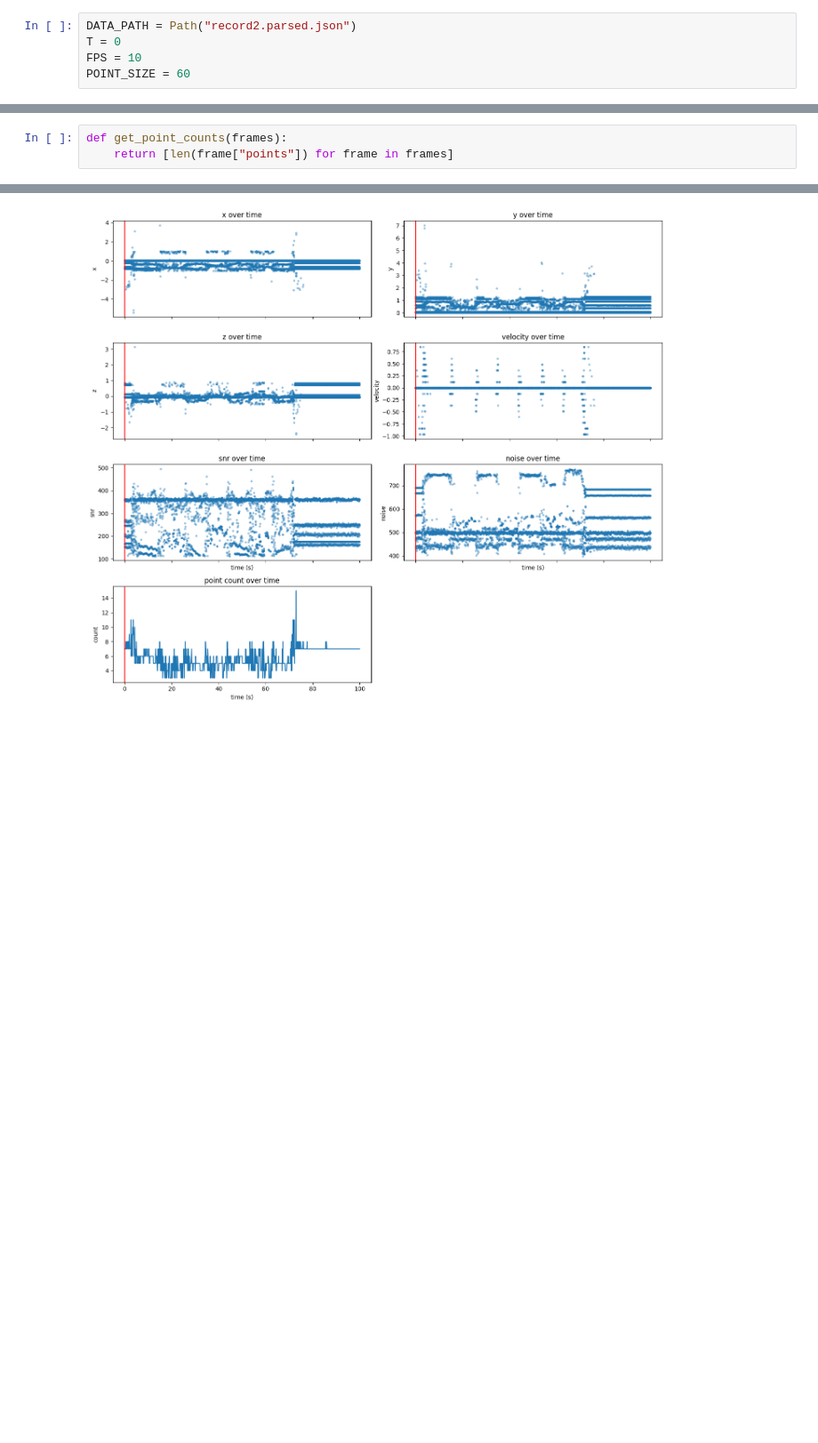
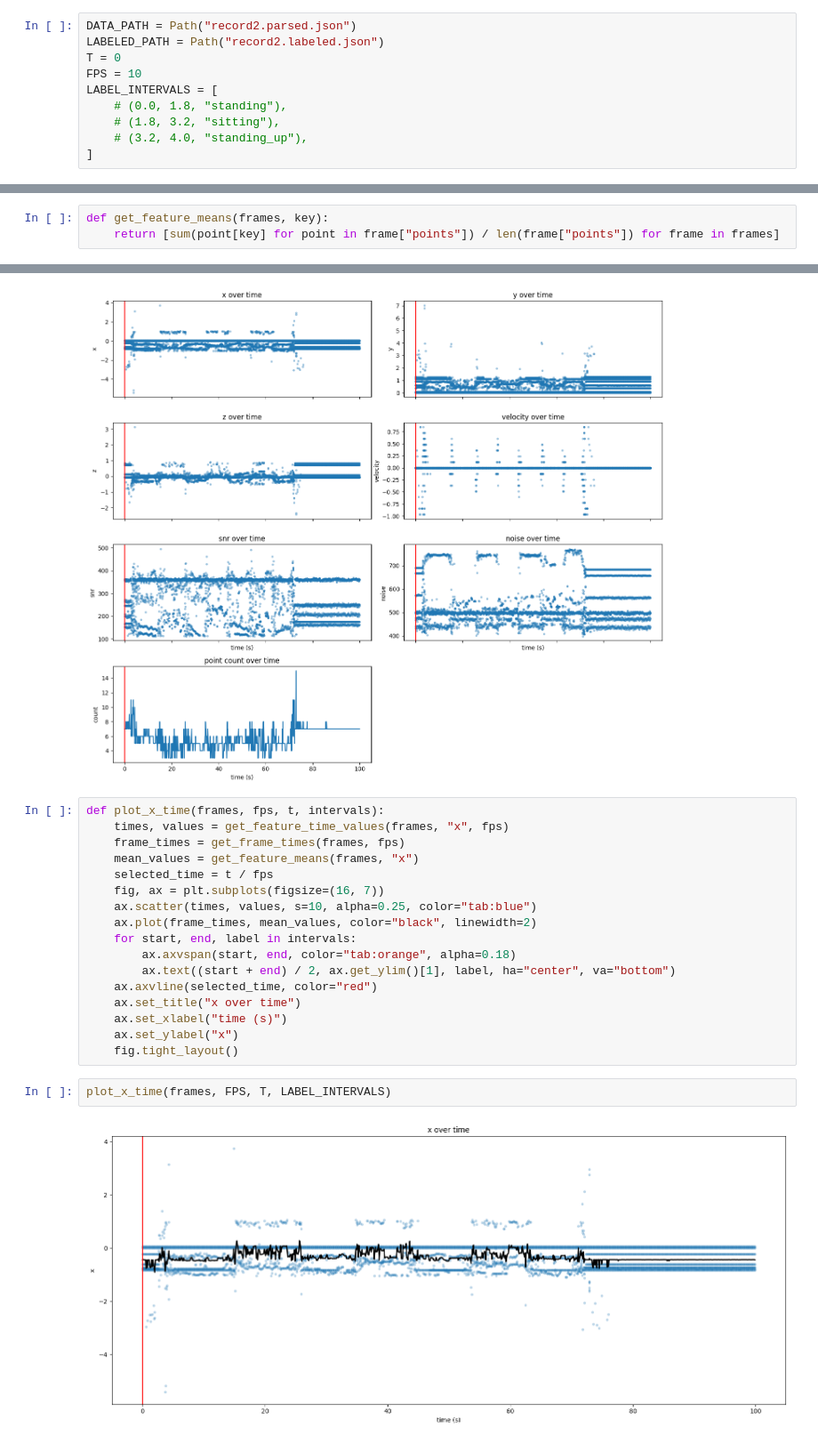
Before and after one commit to El-oan/radar_machine_learning, a Jupyter notebook: data/TIradar/visualizer.ipynb, the cells around one changed output, grey strips where cells are left out. Shown at 89% size. Drawn from its saved outputs; the diff is of its cells as text; blank space fills up the shorter version.

```diff
--- a/data/TIradar/visualizer.ipynb
+++ b/data/TIradar/visualizer.ipynb
@@ -5,9 +5,14 @@ from pathlib import Path
 import matplotlib.pyplot as plt
 # %%
 DATA_PATH = Path("record2.parsed.json")
+LABELED_PATH = Path("record2.labeled.json")
 T = 0
 FPS = 10
-POINT_SIZE = 60
+LABEL_INTERVALS = [
+    # (0.0, 1.8, "standing"),
+    # (1.8, 3.2, "sitting"),
+    # (3.2, 4.0, "standing_up"),
+]
 # %%
 def load_frames(path):
     return json.loads(path.read_text())["frames"]
@@ -72,5 +50,5 @@ def get_feature_time_values(frames, key, fps):
 def get_frame_times(frames, fps):
     return [index / fps for index in range(len(frames))]
 # %%
-def get_point_counts(frames):
-    return [len(frame["points"]) for frame in frames]
+def get_feature_means(frames, key):
+    return [sum(point[key] for point in frame["points"]) / len(frame["points"]) for frame in frames]
@@ -100,3 +81,24 @@ def plot_feature_time(frames, fps, t):
 plot_feature_time(frames, FPS, T)
 # %% [output]
 [figure]
+# %%
+def plot_x_time(frames, fps, t, intervals):
+    times, values = get_feature_time_values(frames, "x", fps)
+    frame_times = get_frame_times(frames, fps)
+    mean_values = get_feature_means(frames, "x")
+    selected_time = t / fps
+    fig, ax = plt.subplots(figsize=(16, 7))
+    ax.scatter(times, values, s=10, alpha=0.25, color="tab:blue")
+    ax.plot(frame_times, mean_values, color="black", linewidth=2)
+    for start, end, label in intervals:
+        ax.axvspan(start, end, color="tab:orange", alpha=0.18)
+        ax.text((start + end) / 2, ax.get_ylim()[1], label, ha="center", va="bottom")
+    ax.axvline(selected_time, color="red")
+    ax.set_title("x over time")
+    ax.set_xlabel("time (s)")
+    ax.set_ylabel("x")
+    fig.tight_layout()
+# %%
+plot_x_time(frames, FPS, T, LABEL_INTERVALS)
+# %% [output]
+[figure, added]
```
Also changed, not shown: parts of 8 cells of this notebook, 8 other files.
